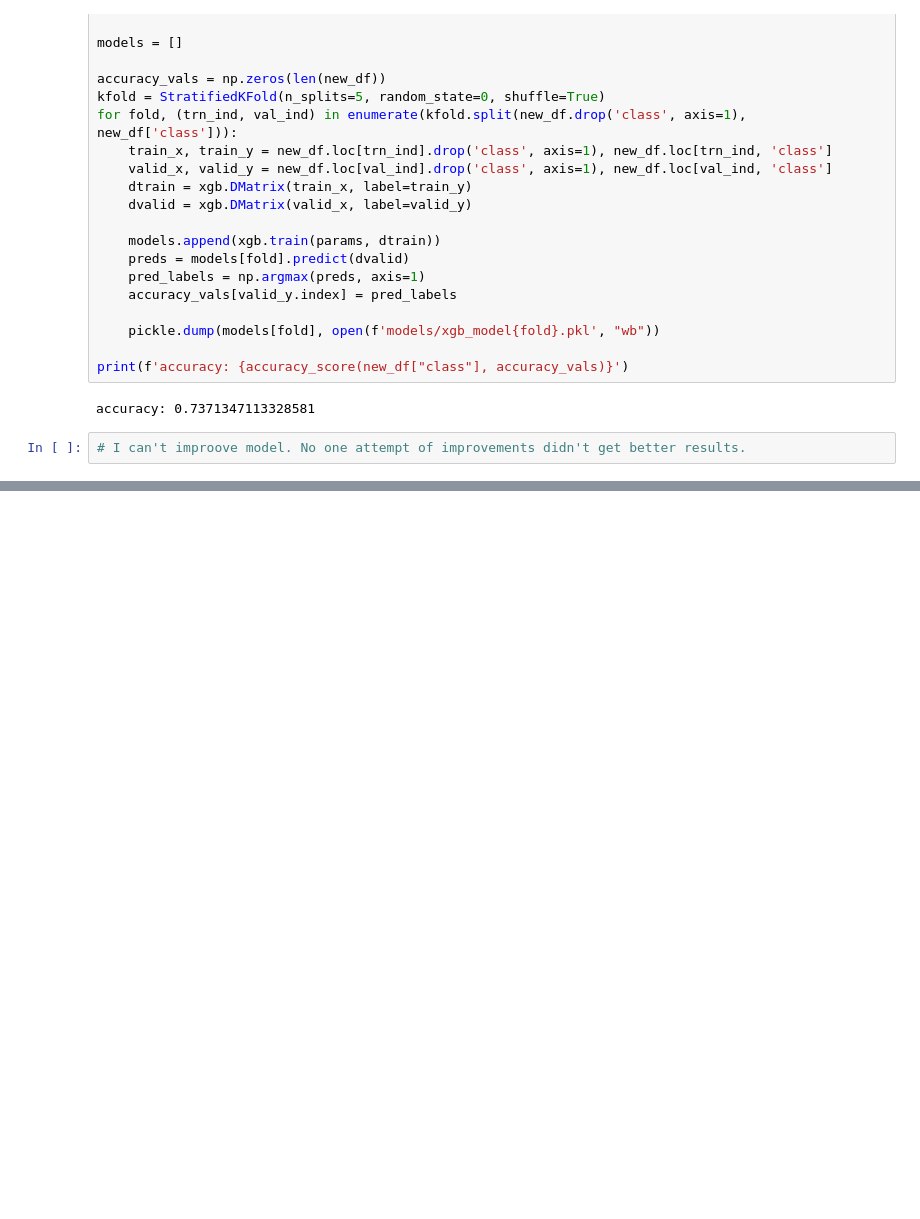
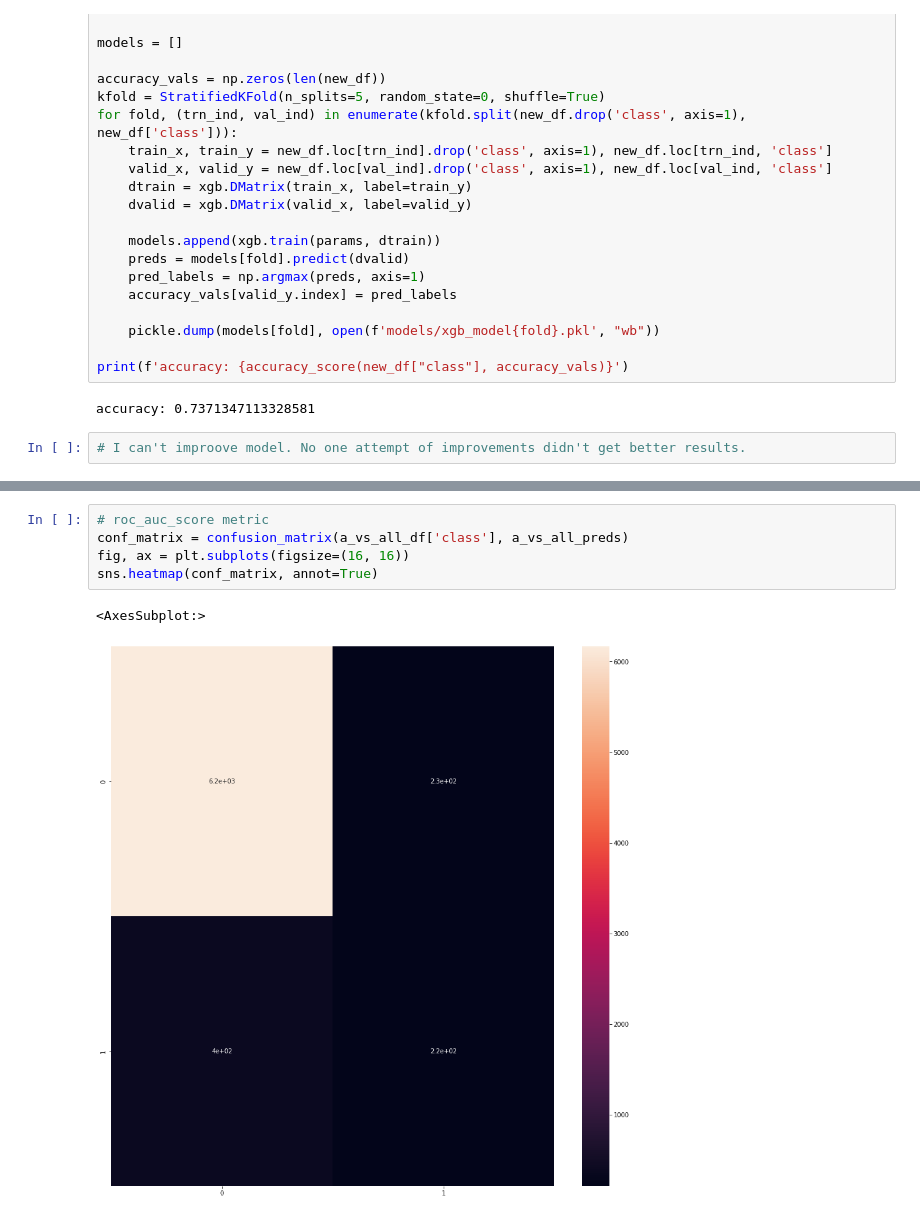
Before and after one commit to vs-sat-dev/Body-Performance, a Jupyter notebook: EDA/BodyPerformanceEDA.ipynb, the cells around one changed output, grey strips where cells are left out. Drawn from its saved outputs; the diff is of its cells as text; blank space fills up the shorter version.

```diff
--- a/EDA/BodyPerformanceEDA.ipynb
+++ b/EDA/BodyPerformanceEDA.ipynb
@@ -411,0 +500,8 @@ accuracy: 0.7371347113328581
+# %%
+# roc_auc_score metric
+conf_matrix = confusion_matrix(a_vs_all_df['class'], a_vs_all_preds)
+fig, ax = plt.subplots(figsize=(16, 16))
+sns.heatmap(conf_matrix, annot=True)
+# %% [output]
+<AxesSubplot:>
+[figure, added]
```
Also changed, not shown: parts of 11 cells of this notebook.
